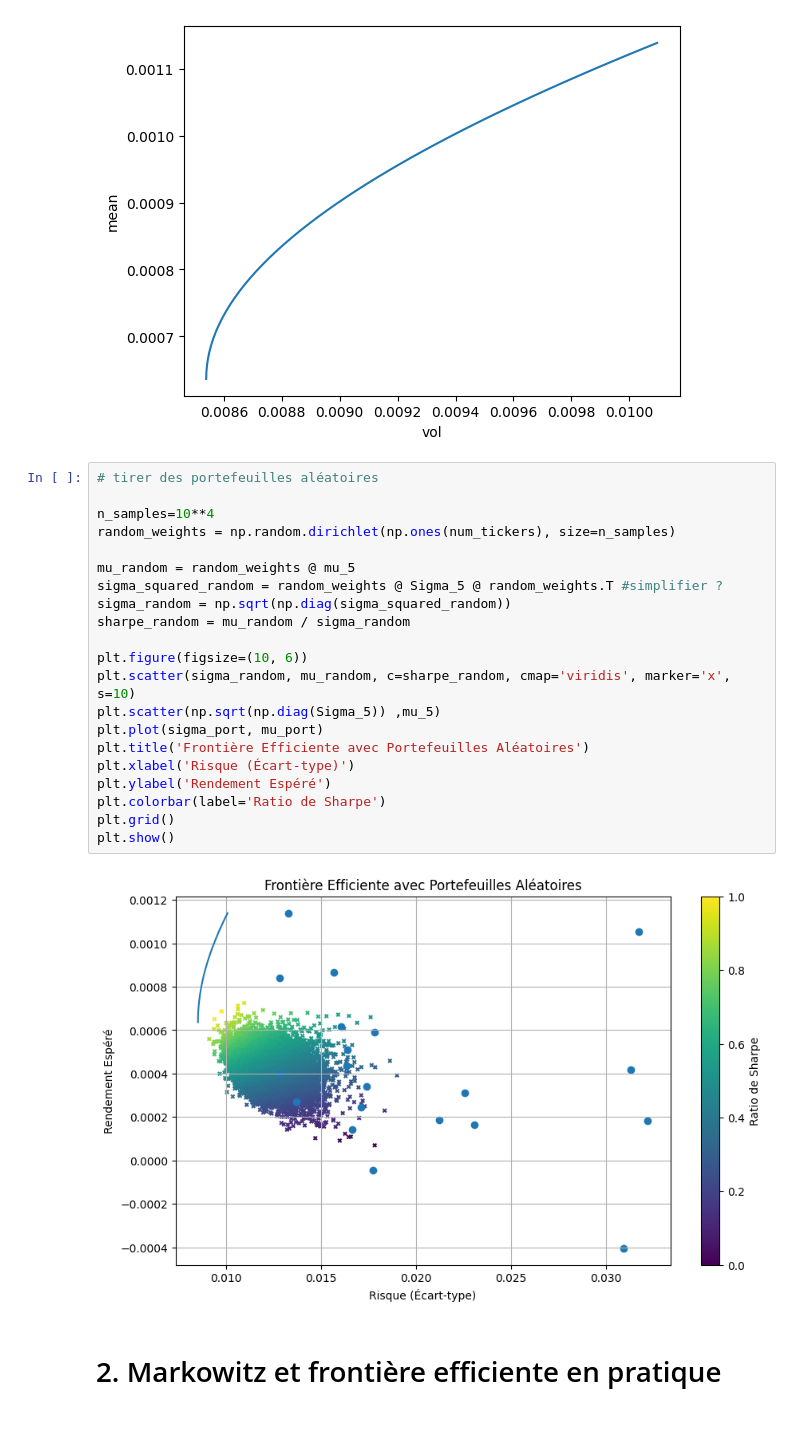
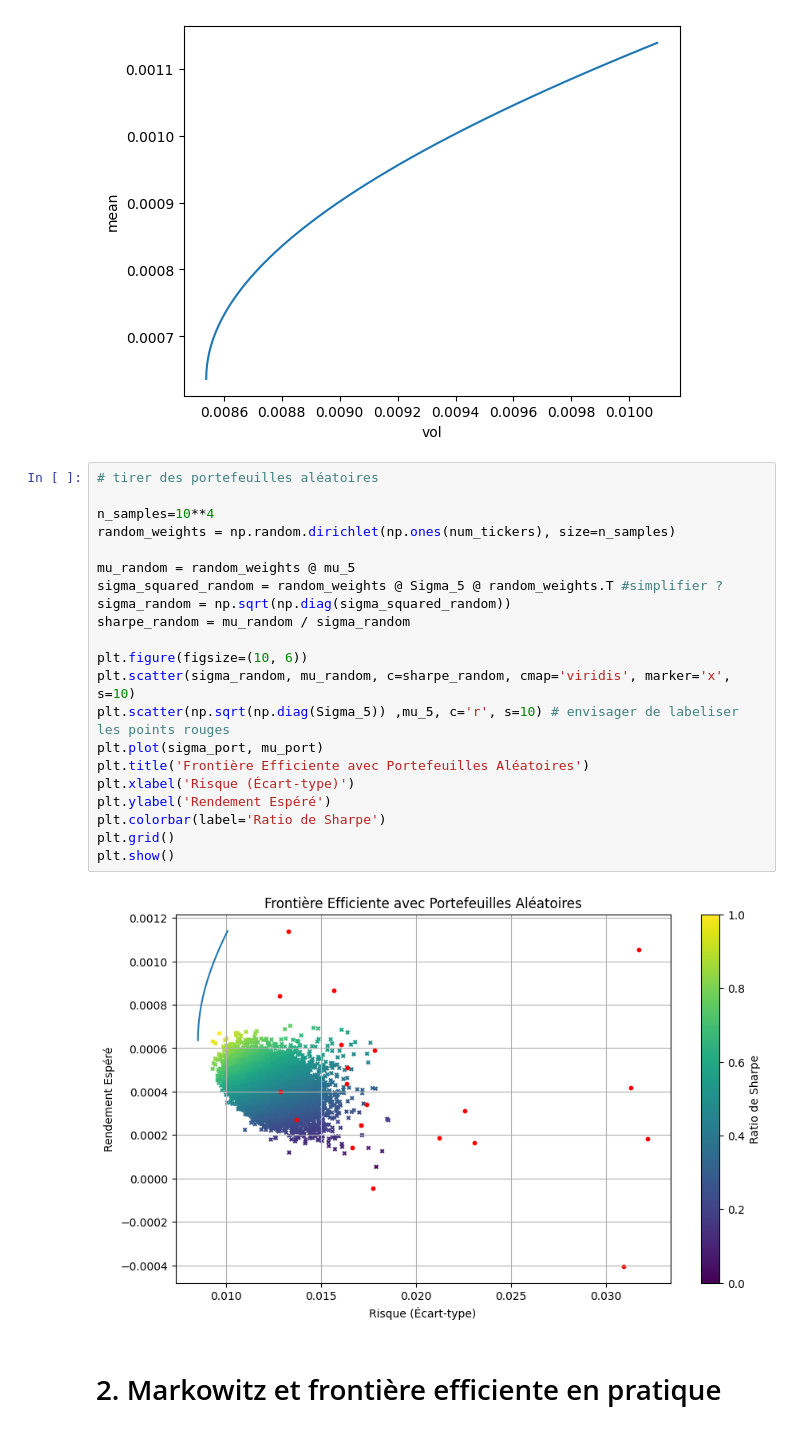
Before and after one commit to alexandreviard/DL-Portfolio-CMAP, a Jupyter notebook: Markowitz.ipynb, the cells around one changed output. Saved outputs shown, nothing was run; the diff lists cells and outputs as text.

```diff
--- a/Markowitz.ipynb
+++ b/Markowitz.ipynb
@@ -138,26 +138,26 @@ Text(0, 0.5, 'mean')
 # %%
 # tirer des portefeuilles aléatoires
 
 n_samples=10**4
 random_weights = np.random.dirichlet(np.ones(num_tickers), size=n_samples)
 
 mu_random = random_weights @ mu_5
 sigma_squared_random = random_weights @ Sigma_5 @ random_weights.T #simplifier ?
 sigma_random = np.sqrt(np.diag(sigma_squared_random))
 sharpe_random = mu_random / sigma_random
 
 plt.figure(figsize=(10, 6))
 plt.scatter(sigma_random, mu_random, c=sharpe_random, cmap='viridis', marker='x', s=10)
-plt.scatter(np.sqrt(np.diag(Sigma_5)) ,mu_5)
+plt.scatter(np.sqrt(np.diag(Sigma_5)) ,mu_5, c='r', s=10) # envisager de labeliser les points rouges
 plt.plot(sigma_port, mu_port)
 plt.title('Frontière Efficiente avec Portefeuilles Aléatoires')
 plt.xlabel('Risque (Écart-type)')
 plt.ylabel('Rendement Espéré')
 plt.colorbar(label='Ratio de Sharpe')
 plt.grid()
 plt.show()
 # %% [output]
-[figure, old version]
+[figure, new version]
 # %% [markdown]
 # 2. Markowitz et frontière efficiente en pratique
 # %% [markdown]
```
